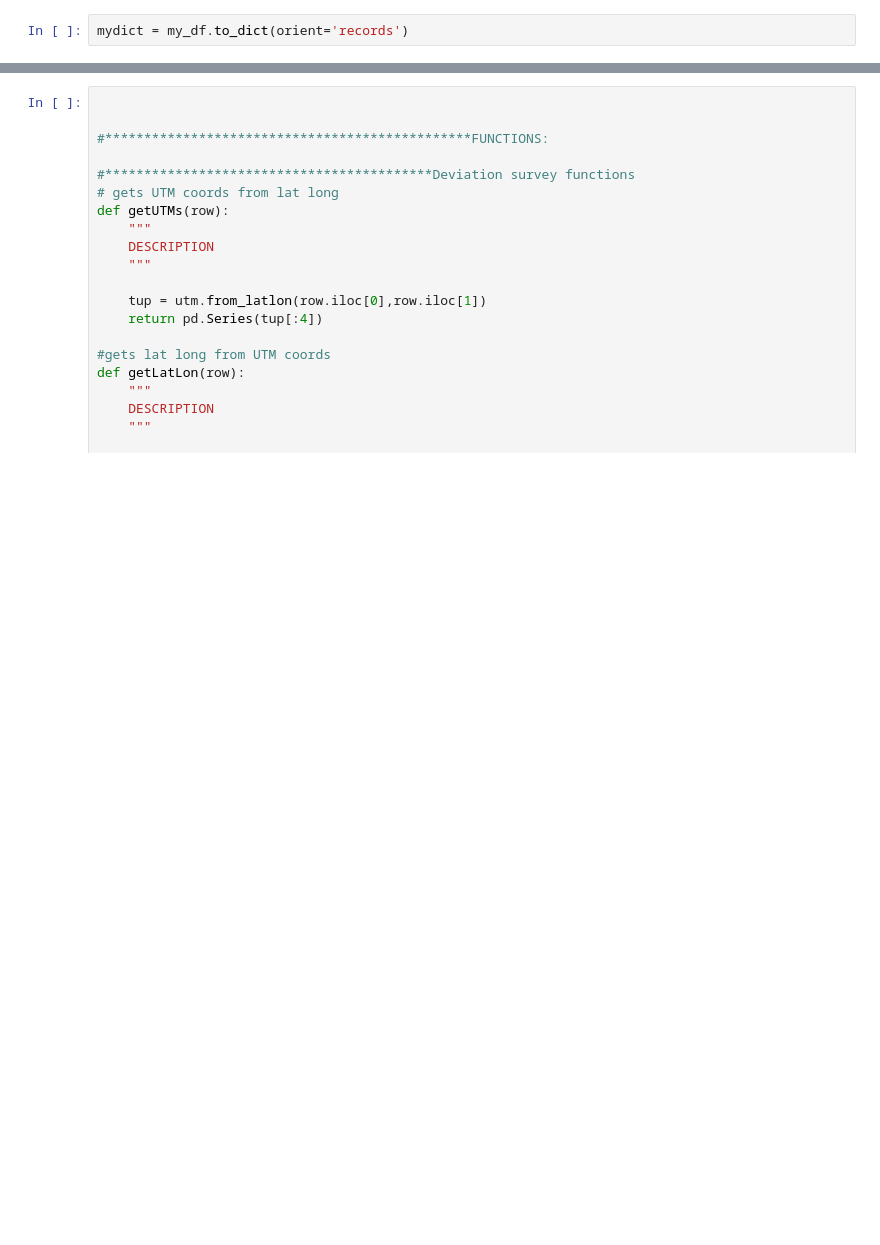
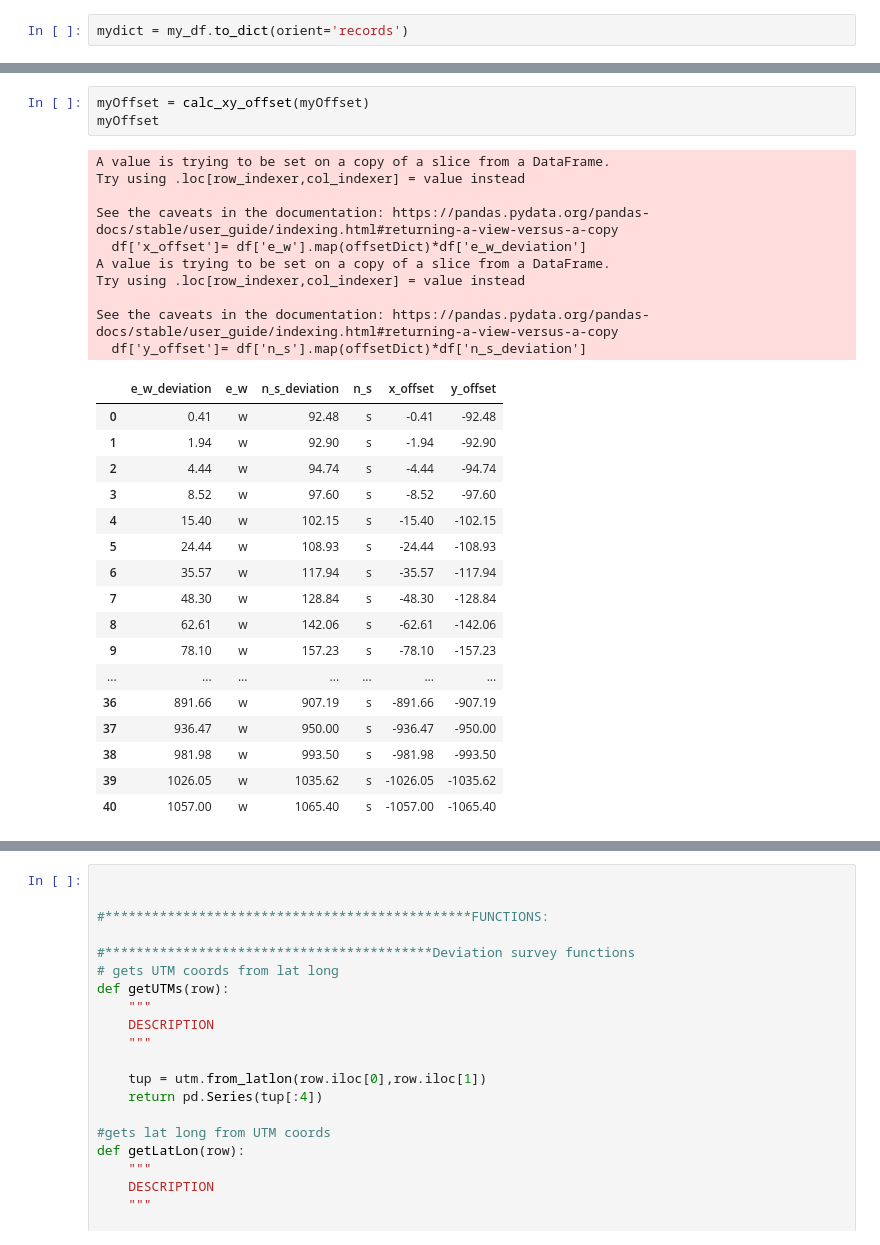
Before and after one commit to bpamos/welltrajconvert, a Jupyter notebook: notebook/Lat Long Conversion .ipynb, the cells around one changed output, grey strips where cells are left out. Cells and saved outputs as stored; diff of their text form; blank space fills up the shorter version.

```diff
--- a/notebook/Untitled.ipynb
+++ b/notebook/Lat Long Conversion .ipynb
@@ -184,0 +79,31 @@ df.head()
+# %%
+myOffset = calc_xy_offset(myOffset)
+myOffset
+# %% [output]
+A value is trying to be set on a copy of a slice from a DataFrame.
+Try using .loc[row_indexer,col_indexer] = value instead
+
+See the caveats in the documentation: https://pandas.pydata.org/pandas-docs/stable/user_guide/indexing.html#returning-a-view-versus-a-copy
+  df['x_offset']= df['e_w'].map(offsetDict)*df['e_w_deviation']
+A value is trying to be set on a copy of a slice from a DataFrame.
+Try using .loc[row_indexer,col_indexer] = value instead
+
+See the caveats in the documentation: https://pandas.pydata.org/pandas-docs/stable/user_guide/indexing.html#returning-a-view-versus-a-copy
+  df['y_offset']= df['n_s'].map(offsetDict)*df['n_s_deviation']
+|  | e_w_deviation | e_w | n_s_deviation | n_s | x_offset | y_offset |
+| 0 | 0.41 | w | 92.48 | s | -0.41 | -92.48 |
+| 1 | 1.94 | w | 92.90 | s | -1.94 | -92.90 |
+| 2 | 4.44 | w | 94.74 | s | -4.44 | -94.74 |
+| 3 | 8.52 | w | 97.60 | s | -8.52 | -97.60 |
+| 4 | 15.40 | w | 102.15 | s | -15.40 | -102.15 |
+| 5 | 24.44 | w | 108.93 | s | -24.44 | -108.93 |
+| 6 | 35.57 | w | 117.94 | s | -35.57 | -117.94 |
+| 7 | 48.30 | w | 128.84 | s | -48.30 | -128.84 |
+| 8 | 62.61 | w | 142.06 | s | -62.61 | -142.06 |
+| 9 | 78.10 | w | 157.23 | s | -78.10 | -157.23 |
+| ... | ... | ... | ... | ... | ... | ... |
+| 36 | 891.66 | w | 907.19 | s | -891.66 | -907.19 |
+| 37 | 936.47 | w | 950.00 | s | -936.47 | -950.00 |
+| 38 | 981.98 | w | 993.50 | s | -981.98 | -993.50 |
+| 39 | 1026.05 | w | 1035.62 | s | -1026.05 | -1035.62 |
+| 40 | 1057.00 | w | 1065.40 | s | -1057.00 | -1065.40 |
```
Also changed, not shown: parts of 19 cells of this notebook, 2 other files.
